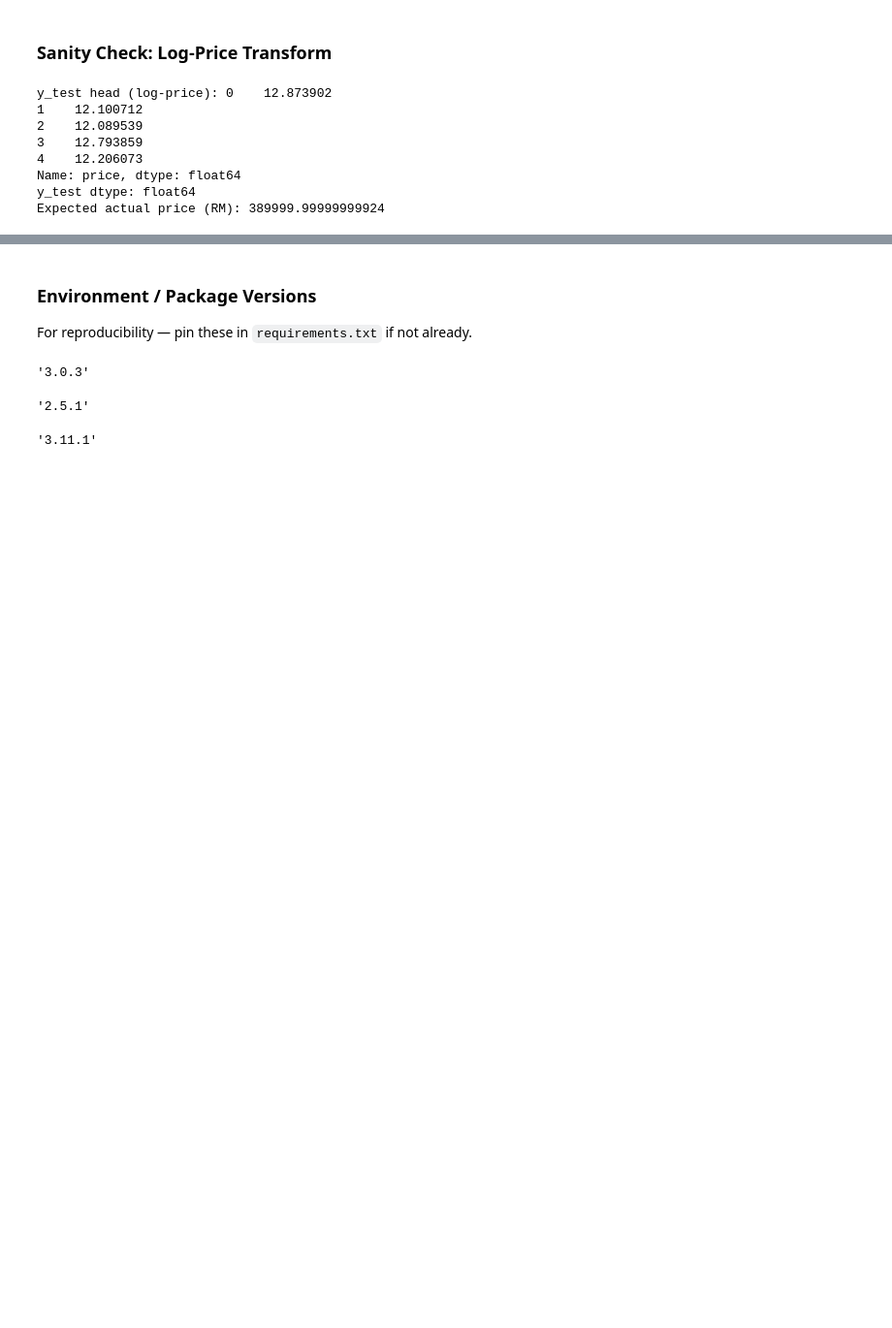
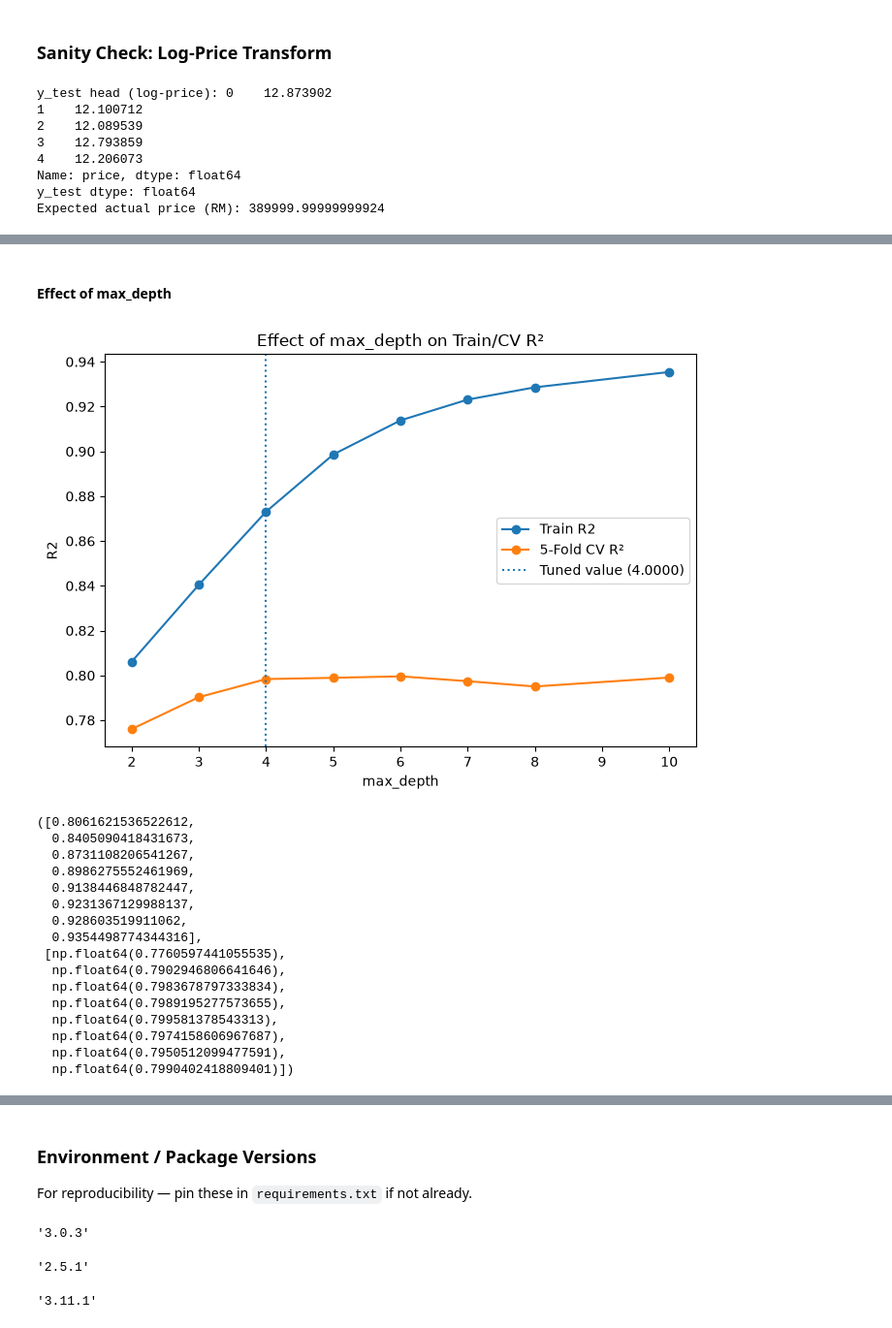
Before and after one commit to Lowzh5/Malaysian-Condominium-Prices-Data, a Jupyter notebook: src/model_XGBoost.ipynb, the cells around one changed output, grey strips where cells are left out. Shown at 97% size. Cells and saved outputs as stored; diff of their text form; code cells hidden in the pictures; blank space fills up the shorter version.

```diff
--- a/src/model_XGBoost.ipynb
+++ b/src/model_XGBoost.ipynb
@@ -470,27 +455,0 @@ plt.show()
-# %%
-# CELL 6: Effect of learning_rate
-# Plain explanation: learning_rate controls how fast each tree learns. Too
-# slow and the model may not learn enough in time; too fast and it can
-# overshoot and make worse guesses. The lowest point on this curve is the
-# best rate for this data.
-rates = [0.01, 0.03, 0.05, 0.1, 0.15, 0.2, 0.3]
-test_rmse_list = []
-
-for lr in rates:
-    params = dict(best_params)
-    params["learning_rate"] = lr
-    params.pop("n_estimators", None)
-    temp_model = xgb.XGBRegressor(**params, n_estimators=300, random_state=42, objective="reg:squarederror")
-    temp_model.fit(X_train, y_train)
-    preds = temp_model.predict(X_test)
-    rmse = np.sqrt(((y_test - preds) ** 2).mean())
-    test_rmse_list.append(rmse)
-
-plt.figure(figsize=(7, 5))
-plt.plot(rates, test_rmse_list, marker="o", color="#DD8452")
-plt.xlabel("learning_rate")
-plt.ylabel("Test RMSE (log scale)")
-plt.title("Effect of learning_rate on Test RMSE")
-plt.tight_layout()
-plt.savefig(os.path.join(MODEL_DIR, "xgboost_lr_effect.png"), dpi=150)
-plt.show()
@@ -498,0 +507,22 @@ plt.show()
+# %% [markdown]
+#### Effect of max_depth
+# %%
+plot_param_effect("max_depth", [2, 3, 4, 5, 6, 7, 8, 10])
+# %% [output]
+[figure, added]
+([0.8061621536522612,
+  0.8405090418431673,
+  0.8731108206541267,
+  0.8986275552461969,
+  0.9138446848782447,
+  0.9231367129988137,
+  0.928603519911062,
+  0.9354498774344316],
+ [np.float64(0.7760597441055535),
+  np.float64(0.7902946806641646),
+  np.float64(0.7983678797333834),
+  np.float64(0.7989195277573655),
+  np.float64(0.799581378543313),
+  np.float64(0.7974158606967687),
+  np.float64(0.7950512099477591),
+  np.float64(0.7990402418809401)])
```
Also changed, not shown: parts of 36 cells of this notebook.
